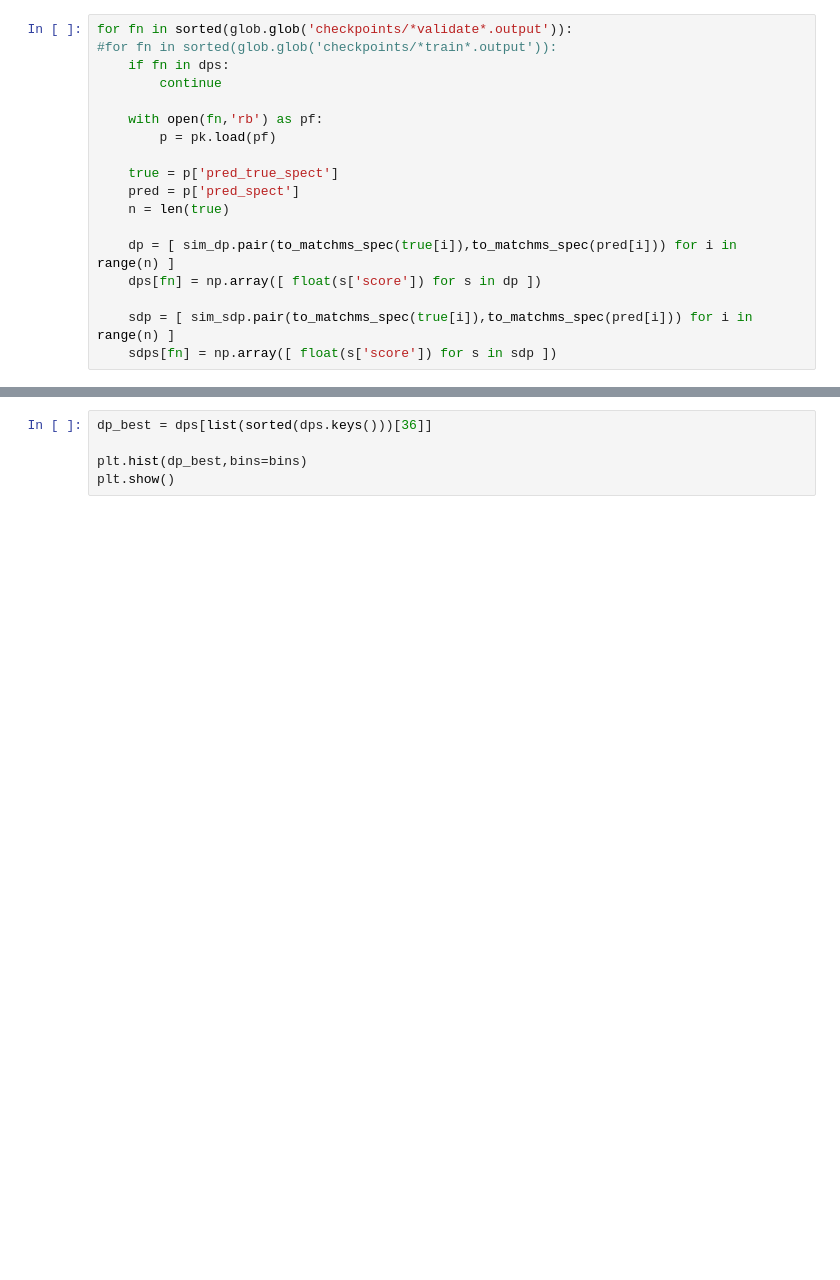
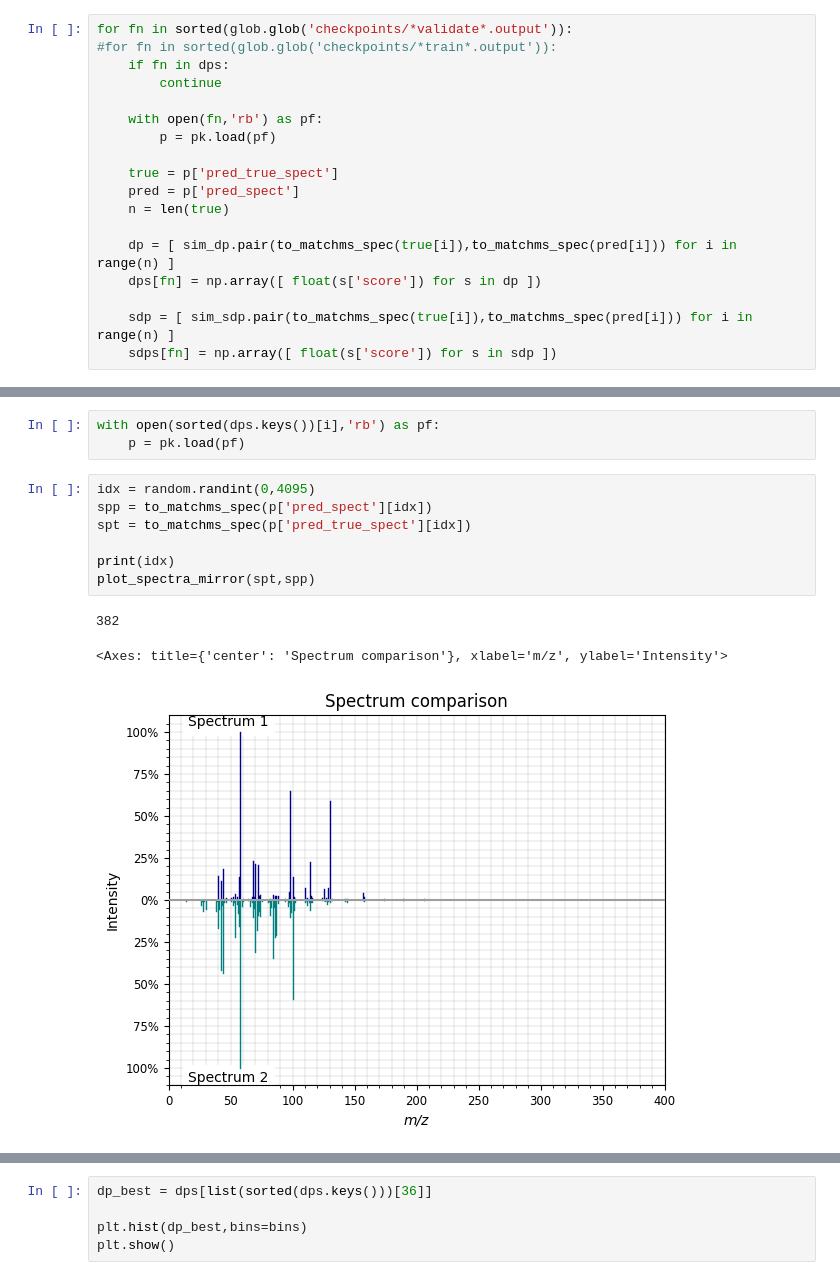
Before and after one commit to ljocha/rassp-public, a Jupyter notebook: validate-small.ipynb, the cells around one changed output, grey strips where cells are left out. Saved outputs shown, nothing was run; the diff lists cells and outputs as text; blank space fills up the shorter version.

```diff
--- a/validate-small.ipynb
+++ b/validate-small.ipynb
@@ -119,3 +119,17 @@ i,median_dps[i]
+# %%
+with open(sorted(dps.keys())[i],'rb') as pf:
+    p = pk.load(pf)
+# %%
+idx = random.randint(0,4095)
+spp = to_matchms_spec(p['pred_spect'][idx])
+spt = to_matchms_spec(p['pred_true_spect'][idx])
+
+print(idx)
+plot_spectra_mirror(spt,spp)
+# %% [output]
+382
+<Axes: title={'center': 'Spectrum comparison'}, xlabel='m/z', ylabel='Intensity'>
+[figure, added]
 # %%
 len(dps)
 # %% [output]
```
Also changed, not shown: parts of 10 cells of this notebook, 4 other files.
